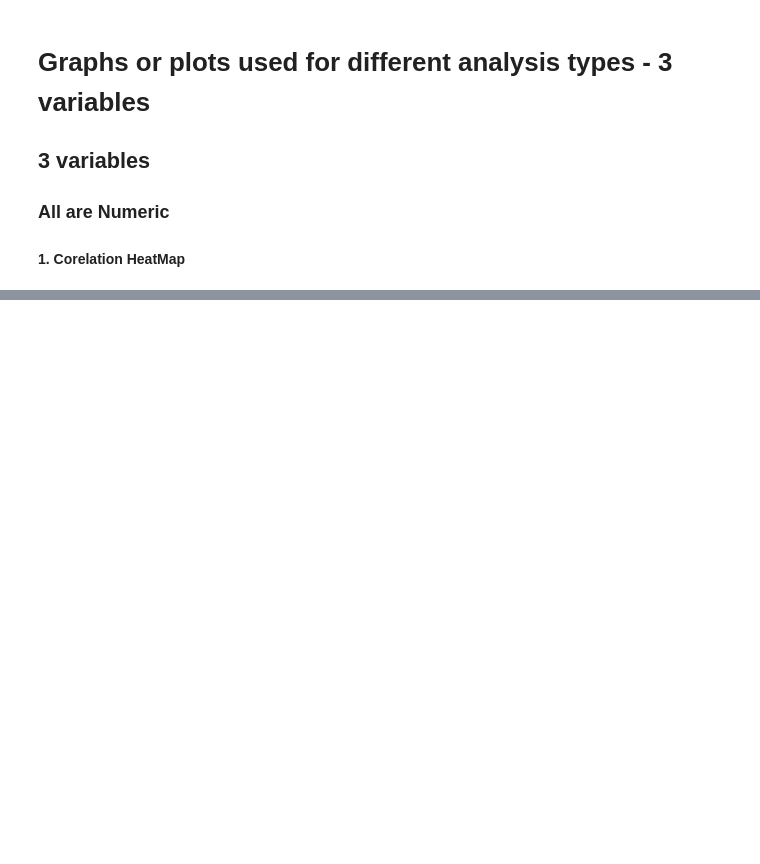
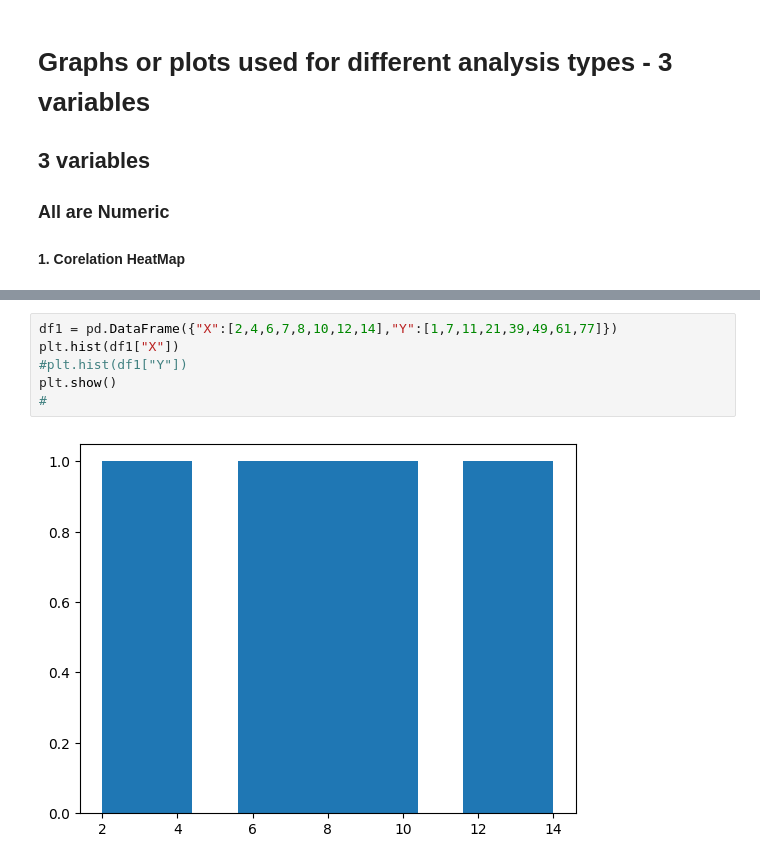
Before and after one commit to rijosasidharlearning-jpg/DataScienceLab1, a Jupyter notebook: Data_Visualization_.ipynb, the cells around one changed output, grey strips where cells are left out. Saved outputs shown, nothing was run; the diff lists cells and outputs as text; blank space fills up the shorter version.

```diff
--- a/Data_Visualization_.ipynb
+++ b/Data_Visualization_.ipynb
@@ -94,0 +133,8 @@
+# %%
+df1 = pd.DataFrame({"X":[2,4,6,7,8,10,12,14],"Y":[1,7,11,21,39,49,61,77]})
+plt.hist(df1["X"])
+#plt.hist(df1["Y"])
+plt.show()
+#
+# %% [output]
+[figure, added]
```
Also changed, not shown: parts of 34 cells of this notebook.
